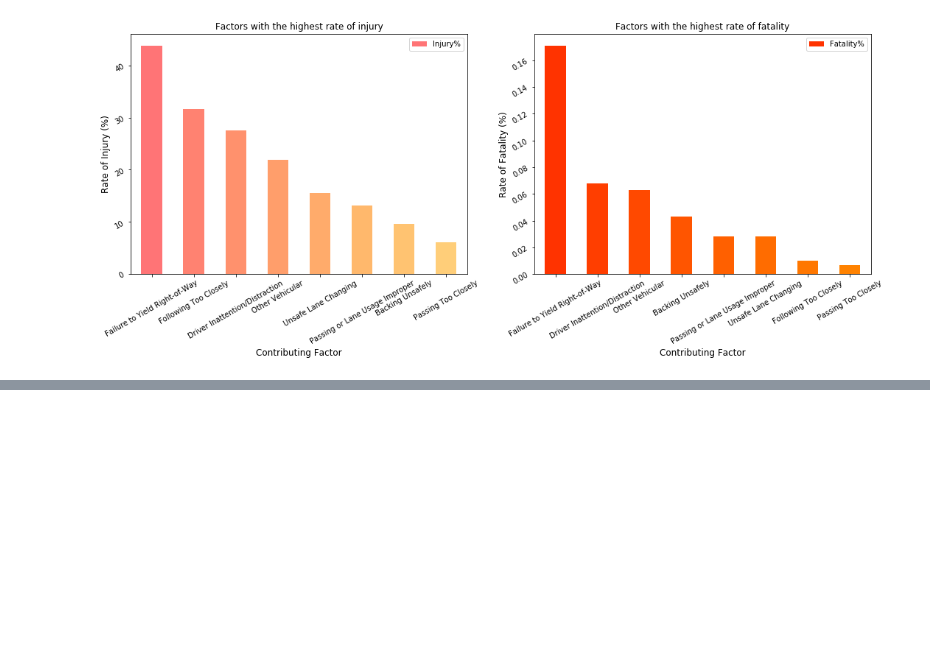
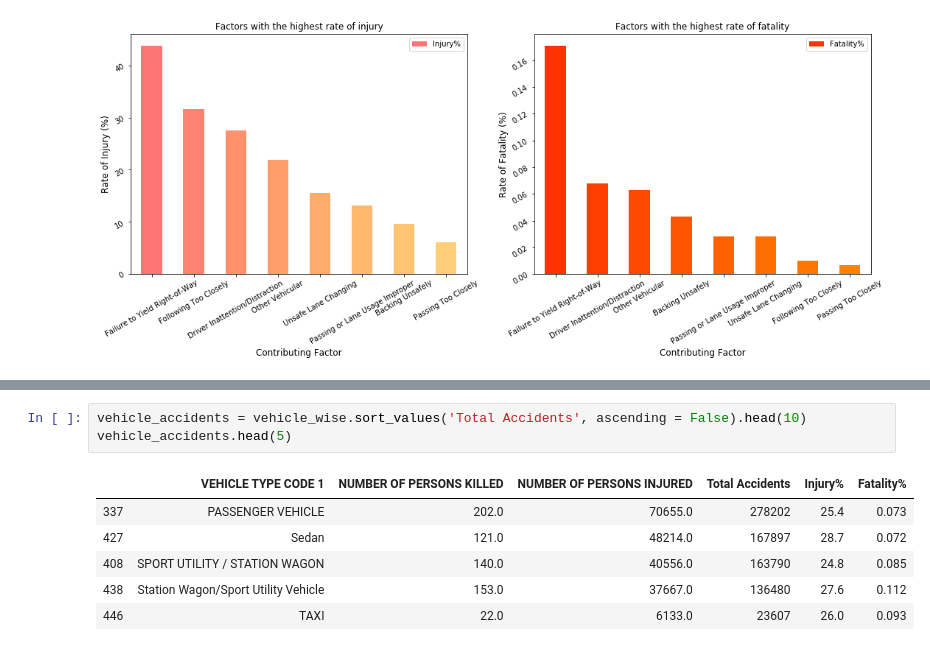
Before and after one commit to skhiearth/NYC-Motor-Vehicle-Collisions, a Jupyter notebook: NYC-Motor-Vehicle-Collisions.ipynb, the cells around one changed output, grey strips where cells are left out. Cells and saved outputs as stored; diff of their text form; blank space fills up the shorter version.

```diff
--- a/NYC-Motor-Vehicle-Collisions.ipynb
+++ b/NYC-Motor-Vehicle-Collisions.ipynb
@@ -282,0 +312,10 @@ fig.savefig('plots/factor_inj_fat_rate.png', dpi=500)
+# %%
+vehicle_accidents = vehicle_wise.sort_values('Total Accidents', ascending = False).head(10)
+vehicle_accidents.head(5)
+# %% [output]
+|  | VEHICLE TYPE CODE 1 | NUMBER OF PERSONS KILLED | NUMBER OF PERSONS INJURED | Total Accidents | Injury% | Fatality% |
+| 337 | PASSENGER VEHICLE | 202.0 | 70655.0 | 278202 | 25.4 | 0.073 |
+| 427 | Sedan | 121.0 | 48214.0 | 167897 | 28.7 | 0.072 |
+| 408 | SPORT UTILITY / STATION WAGON | 140.0 | 40556.0 | 163790 | 24.8 | 0.085 |
+| 438 | Station Wagon/Sport Utility Vehicle | 153.0 | 37667.0 | 136480 | 27.6 | 0.112 |
+| 446 | TAXI | 22.0 | 6133.0 | 23607 | 26.0 | 0.093 |
```
Also changed, not shown: parts of 9 cells of this notebook.
